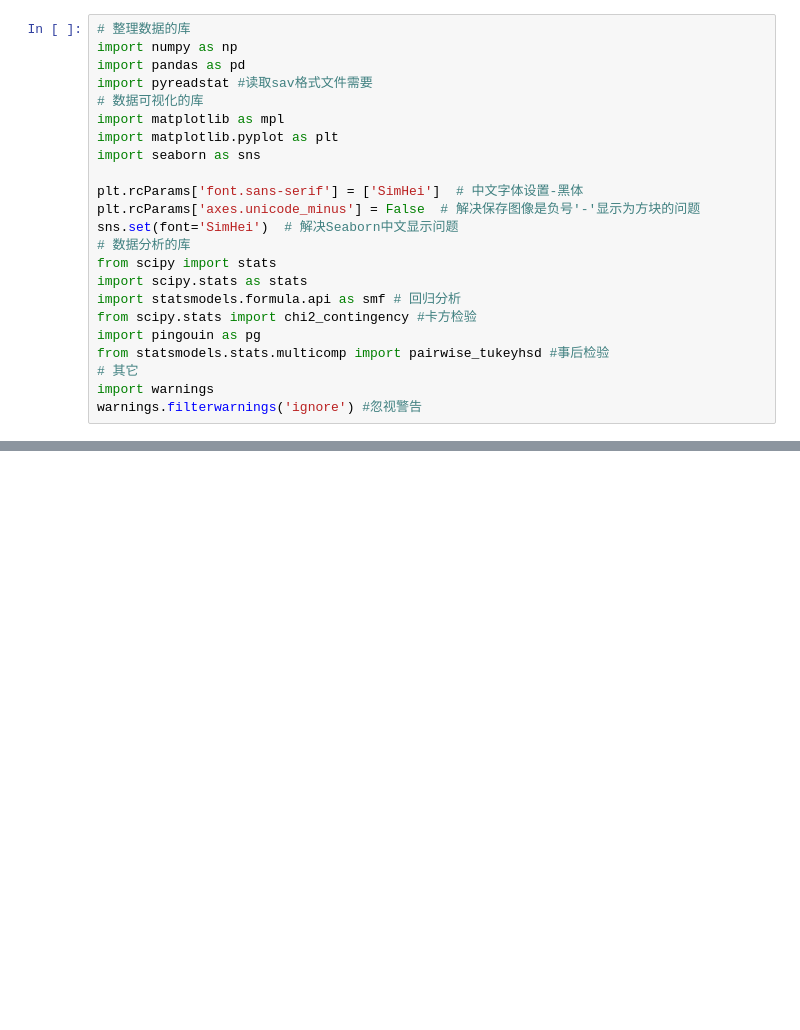
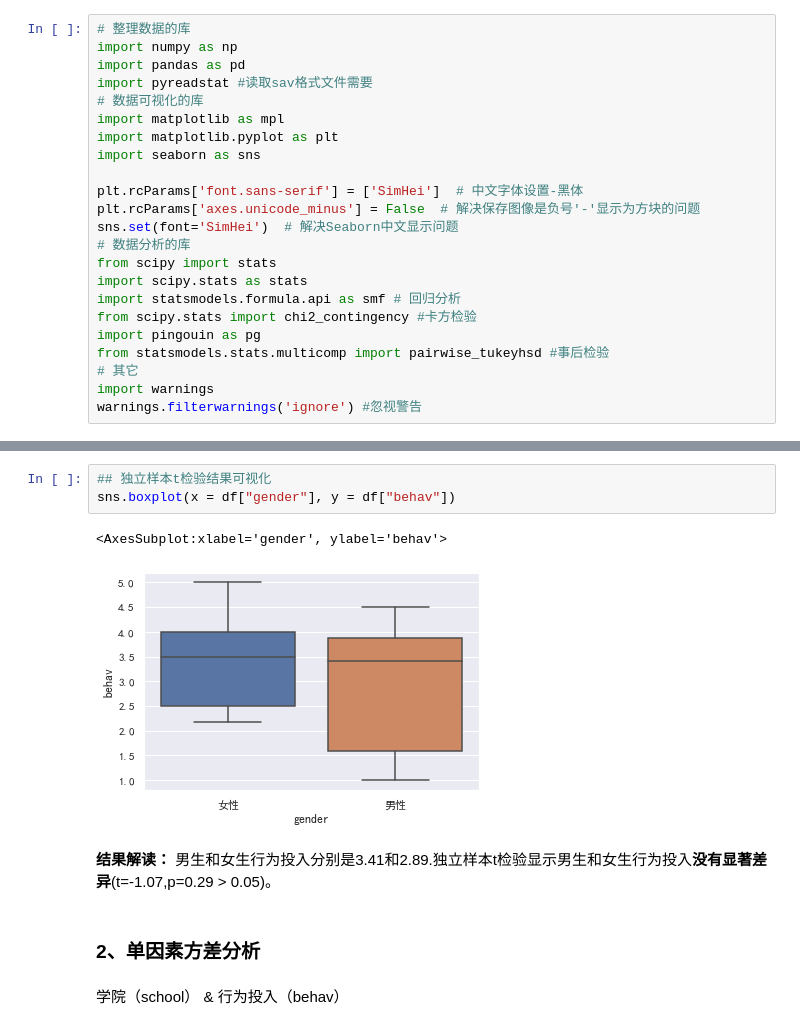
Before and after one commit to en-feng/survey_and_stats, a Jupyter notebook: esl-survey/esl_spss.ipynb, the cells around one changed output, grey strips where cells are left out. Cells and saved outputs as stored; diff of their text form; blank space fills up the shorter version.

```diff
--- a/esl-survey/esl_spss.ipynb
+++ b/esl-survey/esl_spss.ipynb
@@ -49,0 +244,13 @@ df, meta = pd.read_spss("D:\\work\\github\\survey_and_stats\\esl-survey\\esl.sav
+# %%
+## 独立样本t检验结果可视化
+sns.boxplot(x = df["gender"], y = df["behav"])
+# %% [output]
+<AxesSubplot:xlabel='gender', ylabel='behav'>
+[figure, added]
+# %% [markdown]
+**结果解读：**
+男生和女生行为投入分别是3.41和2.89.独立样本t检验显示男生和女生行为投入**没有显著差异**(t=-1.07,p=0.29 > 0.05)。
+# %% [markdown]
+### 2、单因素方差分析
+# %% [markdown]
+学院（school） & 行为投入（behav）
```
Also changed, not shown: parts of 64 cells of this notebook, 1 other file.
